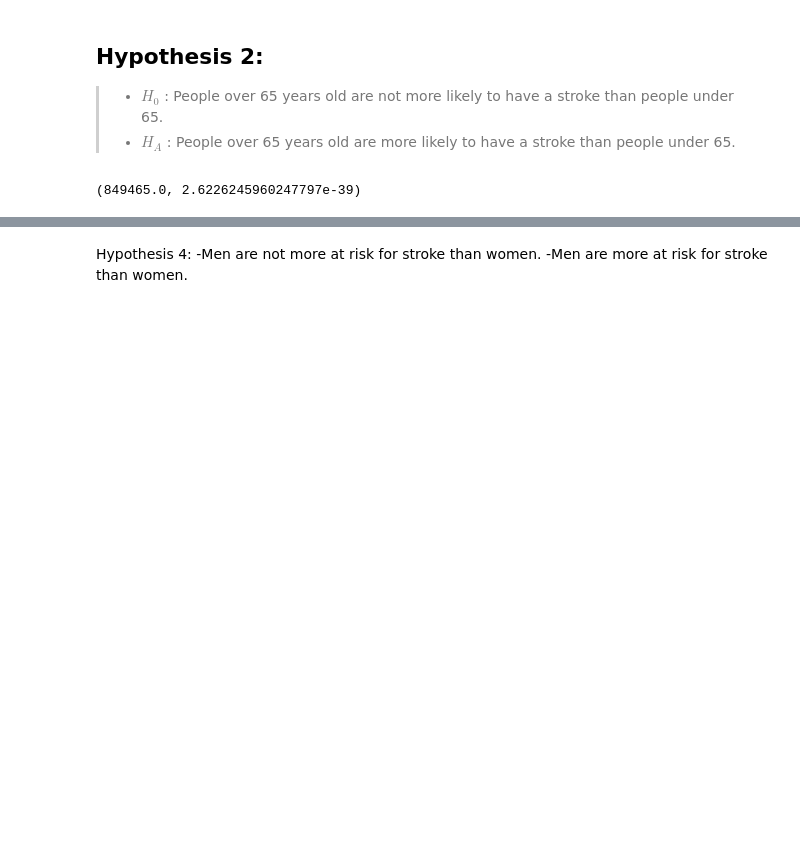
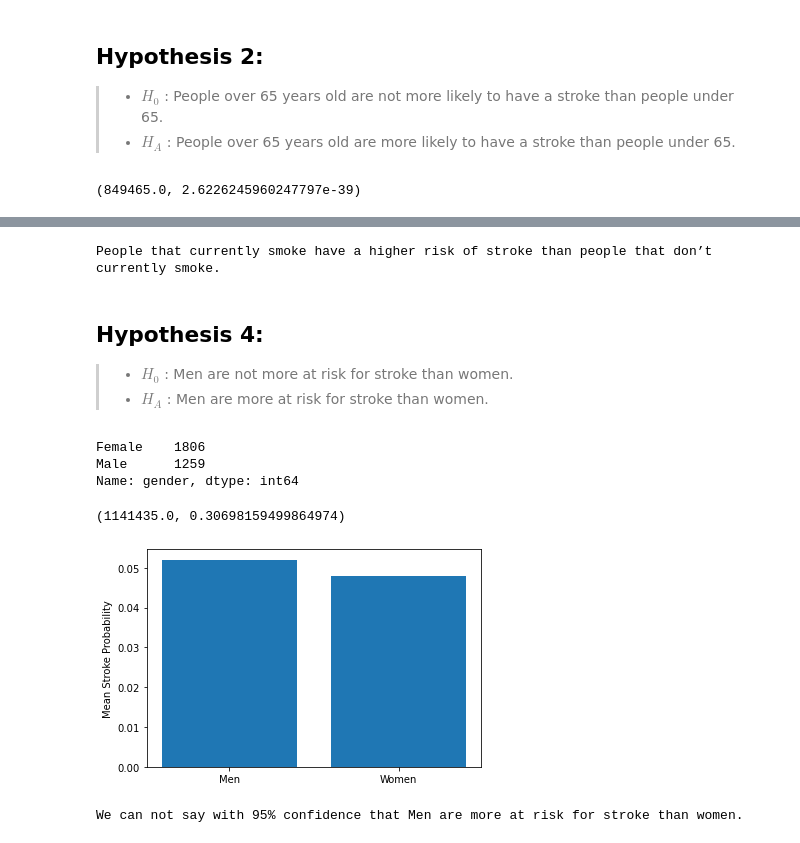
Before and after one commit to stroke-predictors/germain-capstone-stoke-prediction, a Jupyter notebook: explore.ipynb, the cells around one changed output, grey strips where cells are left out. Drawn from its saved outputs; the diff is of its cells as text; code cells hidden in the pictures; blank space fills up the shorter version.

```diff
--- a/explore.ipynb
+++ b/explore.ipynb
@@ -111,4 +157,13 @@ Hypothesis 3:
+# %%
+# comparing the p-value to alpha
+if p < alpha and t>0:
+    print('People that currently smoke have a higher risk of stroke than people that don’t currently smoke.')
+else:
+    print('We can not say with 95% confidence that People that currently smoke have a higher risk of stroke than people that don’t currently smoke.')
+# %% [output]
+People that currently smoke have a higher risk of stroke than people that don’t currently smoke.
 # %% [markdown]
-Hypothesis 4:
--Men are not more at risk for stroke than women.
--Men are more at risk for stroke than women.
+
+## Hypothesis 4:
+> - $H_0$ : Men are not more at risk for stroke than women.
+> - $H_A$ : Men are more at risk for stroke than women.
@@ -114,0 +172,32 @@ Hypothesis 4:
+# %%
+train.gender.value_counts()
+# %% [output]
+Female    1806
+Male      1259
+Name: gender, dtype: int64
+# %%
+men = train[train.gender == "Male"]
+women = train[train.gender != "Male"]
+
+t, p = stats.mannwhitneyu(men.stroke, women.stroke, alternative='greater') #nonparametric t-test where the alternative
+#comparing two sample means
+#alternative: first subset is significantly greater than the second subset
+t, p
+# %% [output]
+(1141435.0, 0.30698159499864974)
+# %%
+heights = [round(men.stroke.mean(), 3), round(women.stroke.mean(), 3)]
+x_labels = ['Men', 'Women']
+plt.bar(x=x_labels, height=heights)
+plt.ylabel("Mean Stroke Probability")
+plt.show()
+# %% [output]
+[figure, added]
+# %%
+# comparing the p-value to alpha
+if p < alpha and t > 0:
+    print('Men are more at risk for stroke than women.')
+else:
+    print('We can not say with 95% confidence that Men are more at risk for stroke than women.')
+# %% [output]
+We can not say with 95% confidence that Men are more at risk for stroke than women.
```
Also changed, not shown: parts of 15 cells of this notebook.
